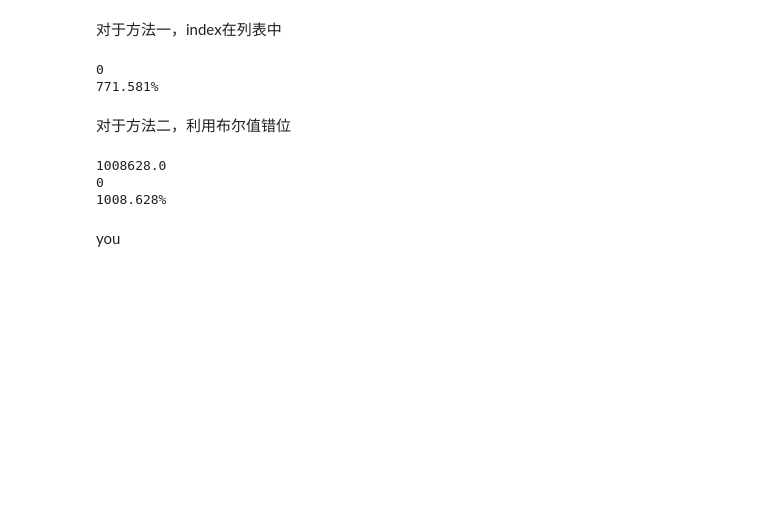
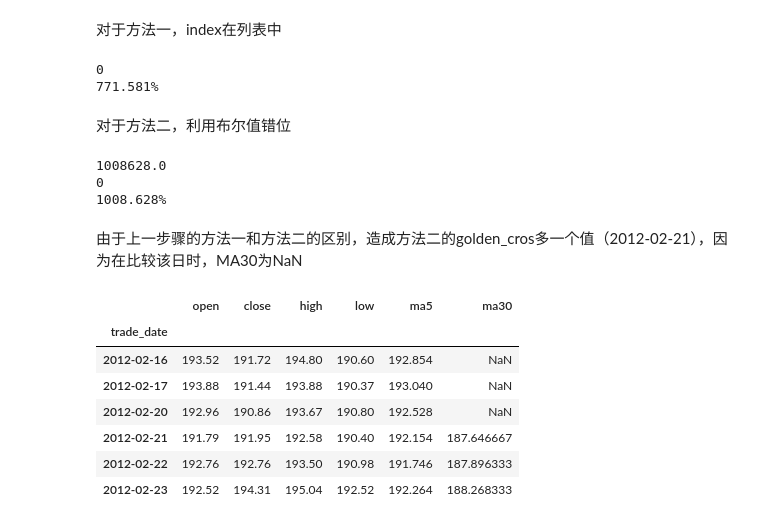
Before and after one commit to MorganREN/basic_quantitative_finance, a Jupyter notebook: 量化策略与分析/2_双均线分析-查找历史金叉死叉日期.ipynb, the cells around one changed output. Saved outputs shown, nothing was run; the diff lists cells and outputs as text; code cells hidden in the pictures; blank space fills up the shorter version.

```diff
--- a/量化策略与分析/2_双均线分析-查找历史金叉死叉日期.ipynb
+++ b/量化策略与分析/2_双均线分析-查找历史金叉死叉日期.ipynb
@@ -231,5 +231,16 @@ print(str((all_money/100000)*100) + "%")
 1008628.0
 0
 1008.628%
-# %% [markdown]
-you
+# %% [markdown]
+由于上一步骤的方法一和方法二的区别，造成方法二的golden_cros多一个值（2012-02-21），因为在比较该日时，MA30为NaN
+# %%
+df.loc['2012-02-16':'2012-02-23']
+# %% [output]
+|  | open | close | high | low | ma5 | ma30 |
+| trade_date |  |  |  |  |  |  |
+| 2012-02-16 | 193.52 | 191.72 | 194.80 | 190.60 | 192.854 | NaN |
+| 2012-02-17 | 193.88 | 191.44 | 193.88 | 190.37 | 193.040 | NaN |
+| 2012-02-20 | 192.96 | 190.86 | 193.67 | 190.80 | 192.528 | NaN |
+| 2012-02-21 | 191.79 | 191.95 | 192.58 | 190.40 | 192.154 | 187.646667 |
+| 2012-02-22 | 192.76 | 192.76 | 193.50 | 190.98 | 191.746 | 187.896333 |
+| 2012-02-23 | 192.52 | 194.31 | 195.04 | 192.52 | 192.264 | 188.268333 |
```
Also changed, not shown: parts of 2 cells of this notebook.
